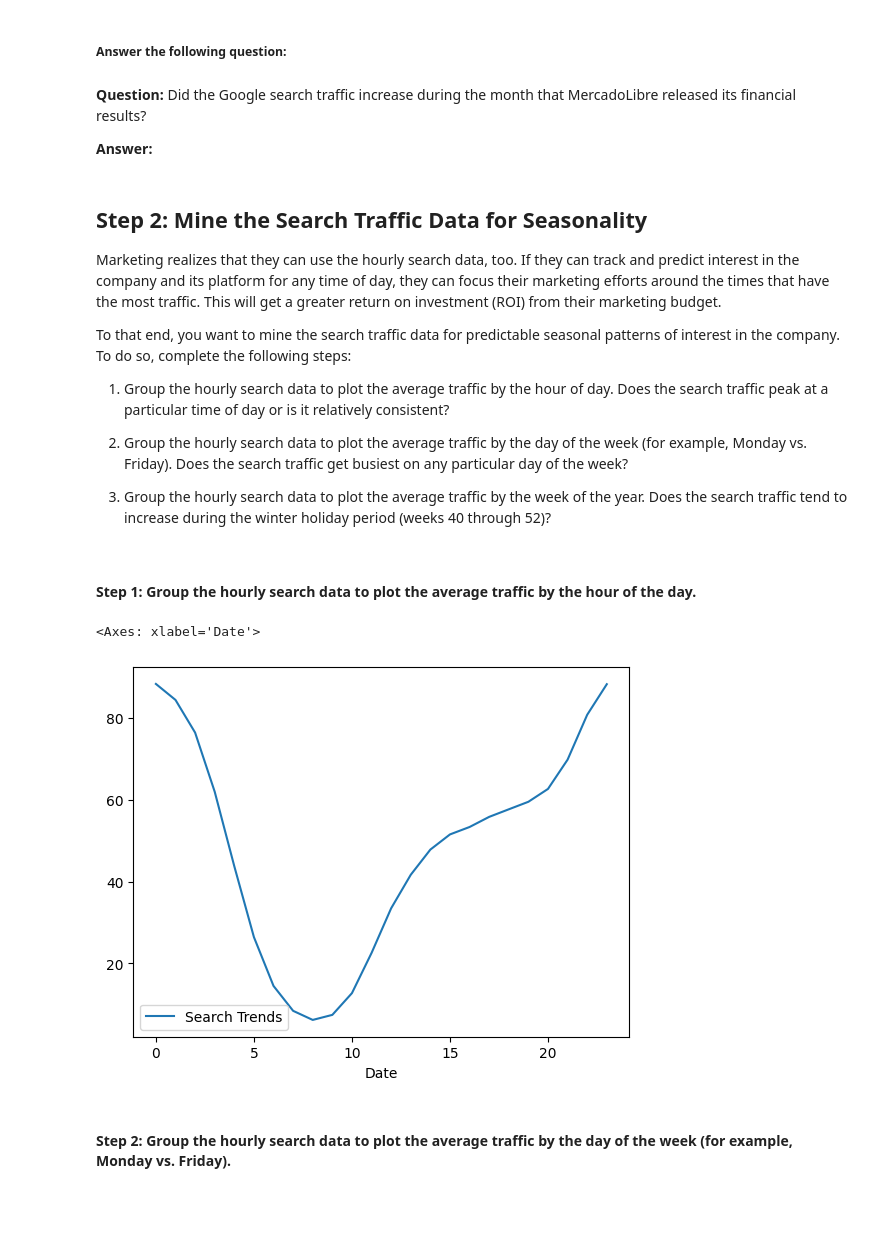
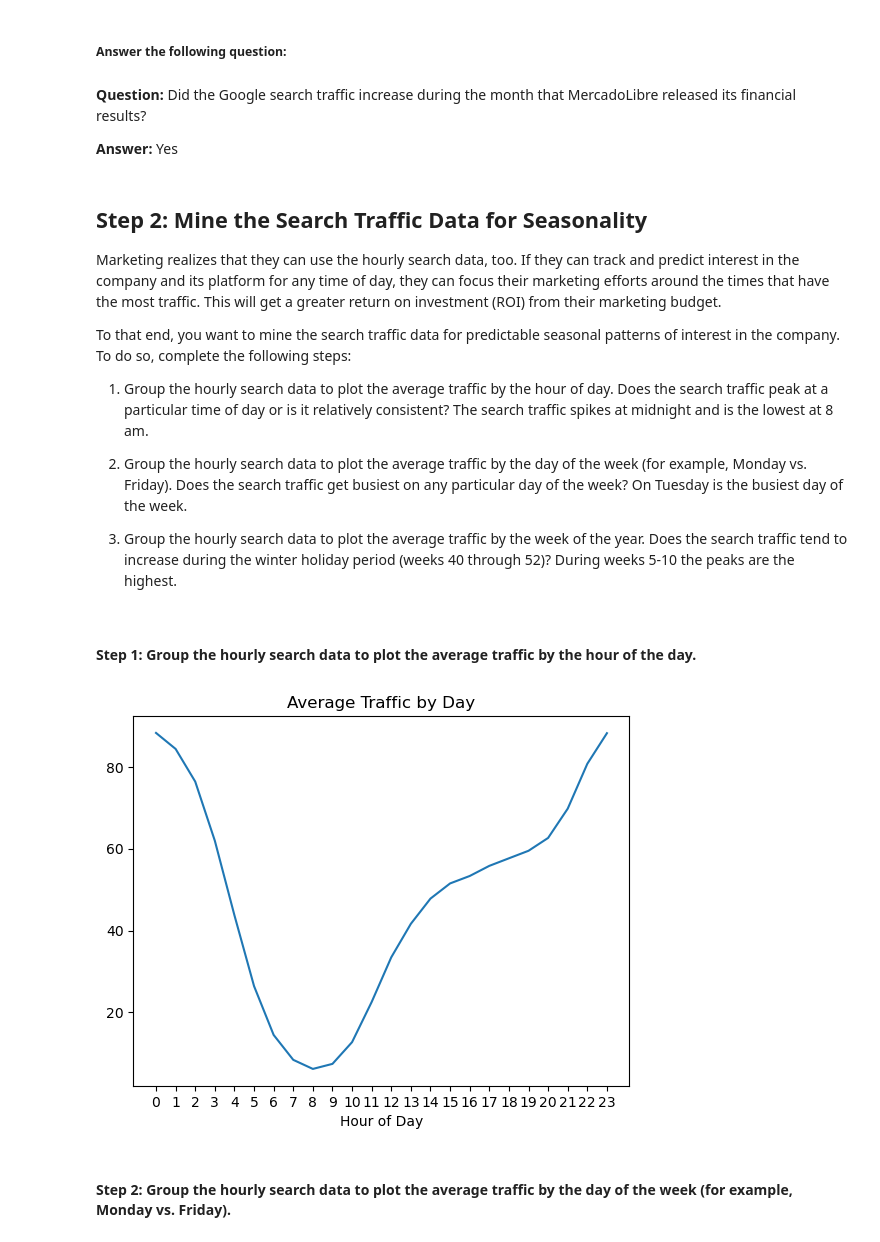
Before and after one commit to jvanskyhawk/prophet-challenge, a Jupyter notebook: forecasting_net_prophet.ipynb, the cells around one changed output. Drawn from its saved outputs; the diff is of its cells as text; code cells hidden in the pictures; blank space fills up the shorter version.

```diff
--- a/forecasting_net_prophet.ipynb
+++ b/forecasting_net_prophet.ipynb
@@ -135,7 +139,7 @@ dtype: float64
 # %% [markdown]
 **Question:** Did the Google search traffic increase during the month that MercadoLibre released its financial results?
 
-**Answer:**
+**Answer:** Yes
 # %% [markdown]
 ## Step 2: Mine the Search Traffic Data for Seasonality
 
@@ -143,18 +147,23 @@ Marketing realizes that they can use the hourly search data, too. If they can tr
 
 To that end, you want to mine the search traffic data for predictable seasonal patterns of interest in the company. To do so, complete the following steps:
 
-1. Group the hourly search data to plot the average traffic by the hour of day. Does the search traffic peak at a particular time of day or is it relatively consistent?
+1. Group the hourly search data to plot the average traffic by the hour of day. Does the search traffic peak at a particular time of day or is it relatively consistent? The search traffic spikes at midnight and is the lowest at 8 am.
 
-2. Group the hourly search data to plot the average traffic by the day of the week (for example, Monday vs. Friday). Does the search traffic get busiest on any particular day of the week?
+2. Group the hourly search data to plot the average traffic by the day of the week (for example, Monday vs. Friday). Does the search traffic get busiest on any particular day of the week? On Tuesday is the busiest day of the week.
 
-3. Group the hourly search data to plot the average traffic by the week of the year. Does the search traffic tend to increase during the winter holiday period (weeks 40 through 52)?
+3. Group the hourly search data to plot the average traffic by the week of the year. Does the search traffic tend to increase during the winter holiday period (weeks 40 through 52)? During weeks 5-10 the peaks are the highest.
 # %% [markdown]
 #### Step 1: Group the hourly search data to plot the average traffic by the hour of the day.
 # %%
 # Group the hourly search data to plot the average traffic by the day of week, using `df.index.hour`
+hourly_traffic = df_mercado_trends.groupby(df_mercado_trends.index.hour)['Search Trends'].mean()
+hourly_traffic.plot()
+plt.title('Average Traffic by Day')
+plt.xlabel('Hour of Day')
+plt.xticks(ticks=range(24))
+plt.show()
 # %% [output]
-<Axes: xlabel='Date'>
-[figure, old version]
+[figure, new version]
 # %% [markdown]
 #### Step 2: Group the hourly search data to plot the average traffic by the day of the week (for example, Monday vs. Friday).
 # %%
```
Also changed, not shown: parts of 32 cells of this notebook.
